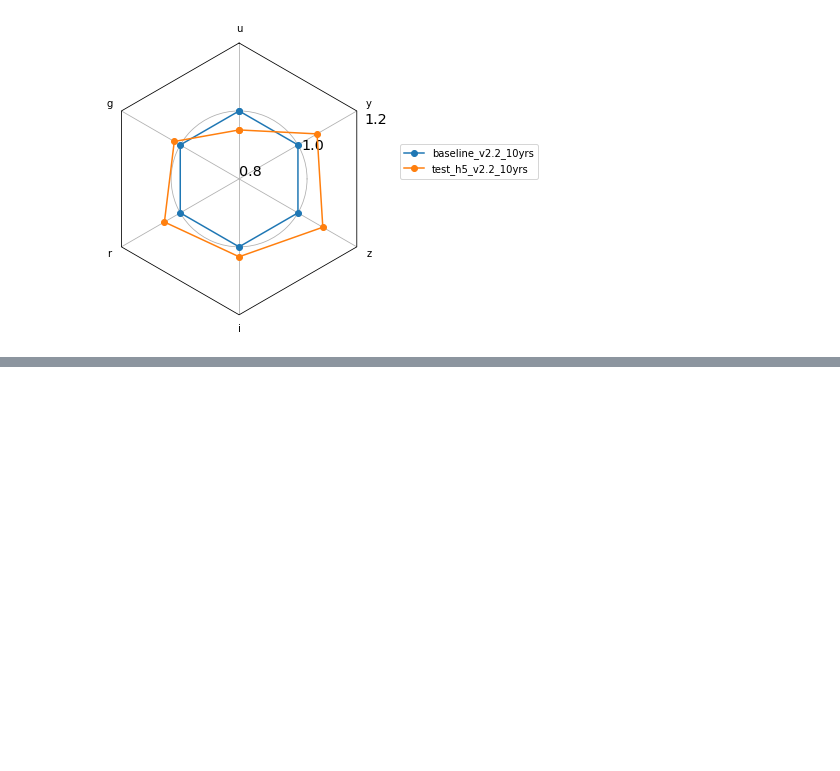
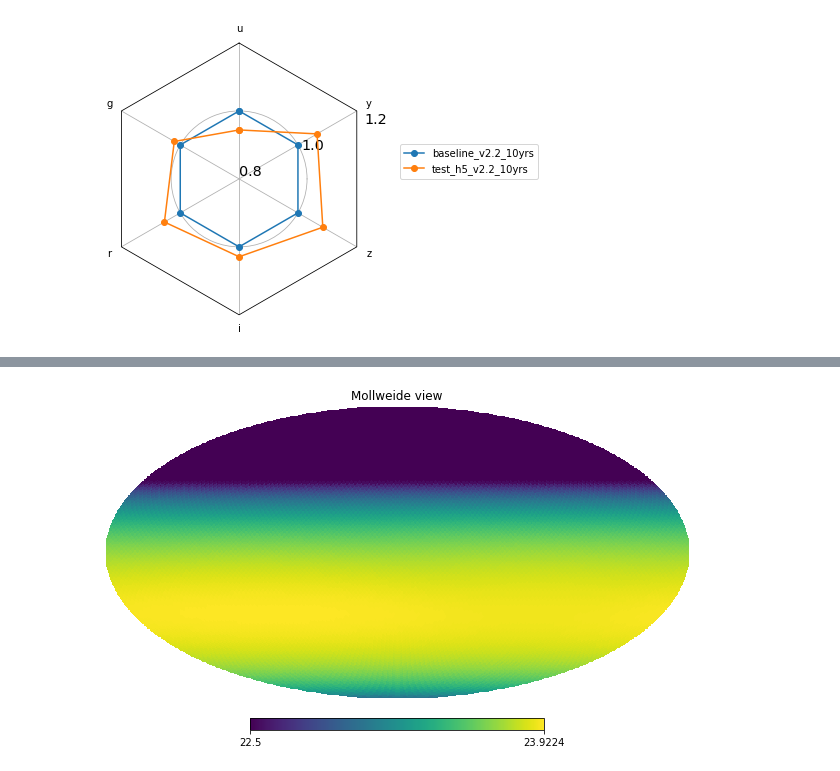
Before and after one commit to lsst-sims/sims_featureScheduler_runs2.2, a Jupyter notebook: maf/check_new_sky.ipynb, the cells around one changed output, grey strips where cells are left out. Saved outputs shown, nothing was run; the diff lists cells and outputs as text; code cells hidden in the pictures; blank space fills up the shorter version.

```diff
--- a/maf/check_new_sky.ipynb
+++ b/maf/check_new_sky.ipynb
@@ -121,0 +135,7 @@ fig, ax = radar(data_normed, legend=True, rgrids=[.80, 1.0, 1.2])
+# %%
+from rubin_sim.skybrightness_pre import M5percentiles
+m5p = M5percentiles()
+dark_map = m5p.dark_map(filtername='u')
+hp.mollview(dark_map, min=22.5)
+# %% [output]
+[figure, added]
```
Also changed, not shown: parts of 6 cells of this notebook, 1 other file.
